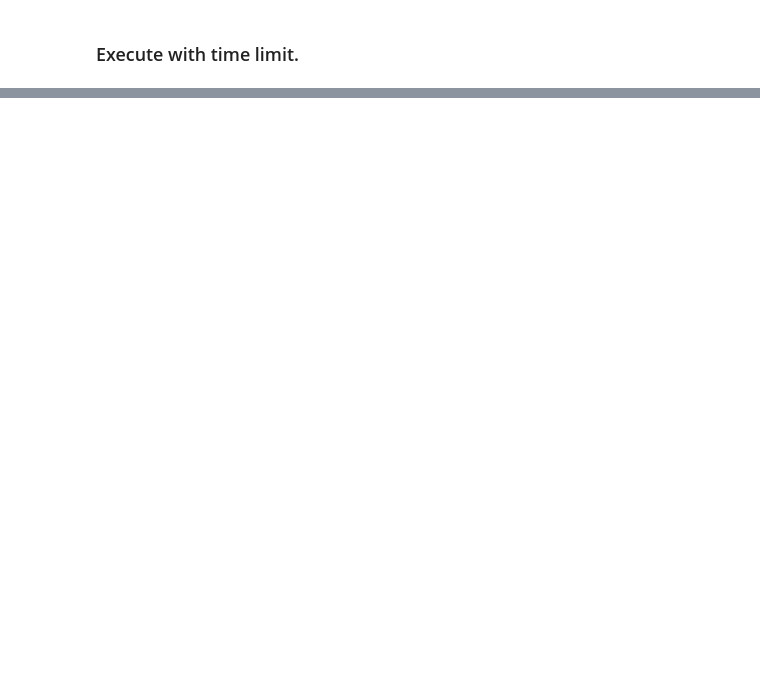
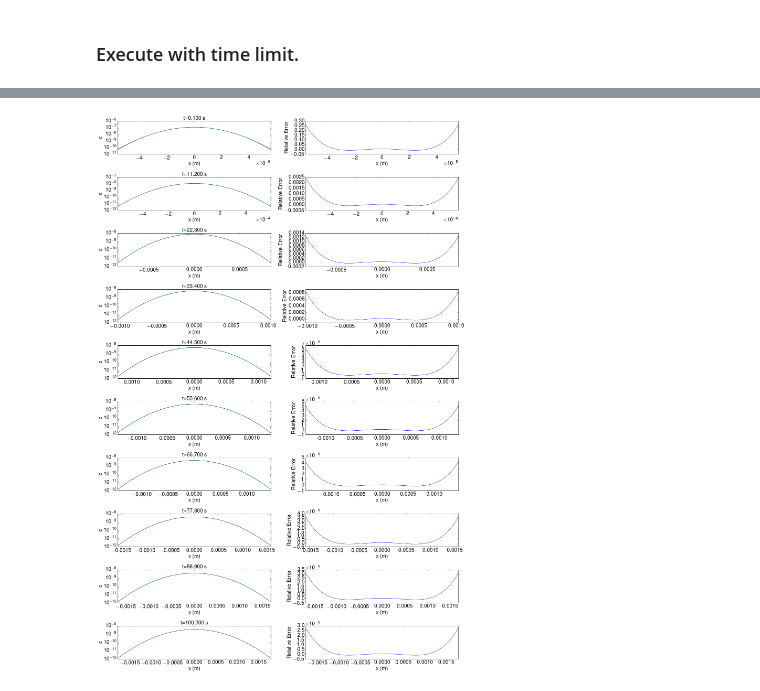
Before and after one commit to telamonian/lmes, a Jupyter notebook: regression/microenv_diffusion/analysis.ipynb, the cells around one changed output, grey strips where cells are left out. Cells and saved outputs as stored; diff of their text form; code cells hidden in the pictures; blank space fills up the shorter version.

```diff
--- a/regression/microenv_diffusion/analysis.ipynb
+++ b/regression/microenv_diffusion/analysis.ipynb
@@ -14,0 +22,7 @@ pass
+# %%
+# Setup plot styles for on-screen plotting.
+def screen_style(fontSize=20):
+    global plotStyles,stepStyles
+    matplotlib.rcParams.update({"axes.formatter.limits": (-4,4), "svg.fonttype" : "none", 'pdf.fonttype':42,'font.family':'sans-serif','font.sans-serif':'Helvetica','font.size': fontSize, "axes.titlesize": fontSize, "xtick.labelsize": fontSize, "ytick.labelsize": fontSize,'text.usetex':True,'text.latex.preamble':[r'\usepackage{sansmath}',r'\sansmath']})
+    plotStyles={"markersize":12,"markeredgewidth":3.0,"linewidth":3.0}
+    stepStyles={"markersize":20,"markeredgewidth":3.0,"linewidth":3.0,"where":"post"}
@@ -285,0 +135,31 @@ pass
+# %%
+l=4e-6
+N=1e-6*l
+D=1000e-12
+screen_style()
+rows=10
+cols=2
+matplotlib.rcParams.update({"figure.figsize": (20,3*rows)})
+plotIndex=1
+for i in np.linspace(1,times.shape[0]-1,rows, dtype=int):
+    t=times[i]
+    xlimit=4*sqrt(2*D*t)/l
+    xlimit=(int(ceil(grids.shape[1]/2-xlimit)),int(ceil(grids.shape[1]/2+xlimit)))
+    x=(np.arange(0,grids.shape[1])-grids.shape[1]/2)*l
+    x=x[xlimit[0]:xlimit[1]]
+    c=grids[i,xlimit[0]:xlimit[1]]
+    ctheory=(N/sqrt(4*pi*D*t))*exp(-((x**2)/(4*D*t)))
+    subplot(rows,cols,plotIndex)
+    plot(x, c)
+    plot(x,ctheory)
+    xlim([x[0],x[-1]]); xlabel(r"x (m)"); yscale("log"); ylabel("c"); title("t=%0.3f s"%t)
+    plotIndex += 1
+    subplot(rows,cols,plotIndex)
+    err=(c-ctheory)/ctheory
+    plot(x,err)
+    xlim([x[0],x[-1]]); xlabel(r"x (m)"); ylabel("Relative Error");
+    plotIndex += 1
+plt.tight_layout()
+pass
+# %% [output]
+[figure, added]
```
Also changed, not shown: parts of 22 cells of this notebook, 6 other files.
